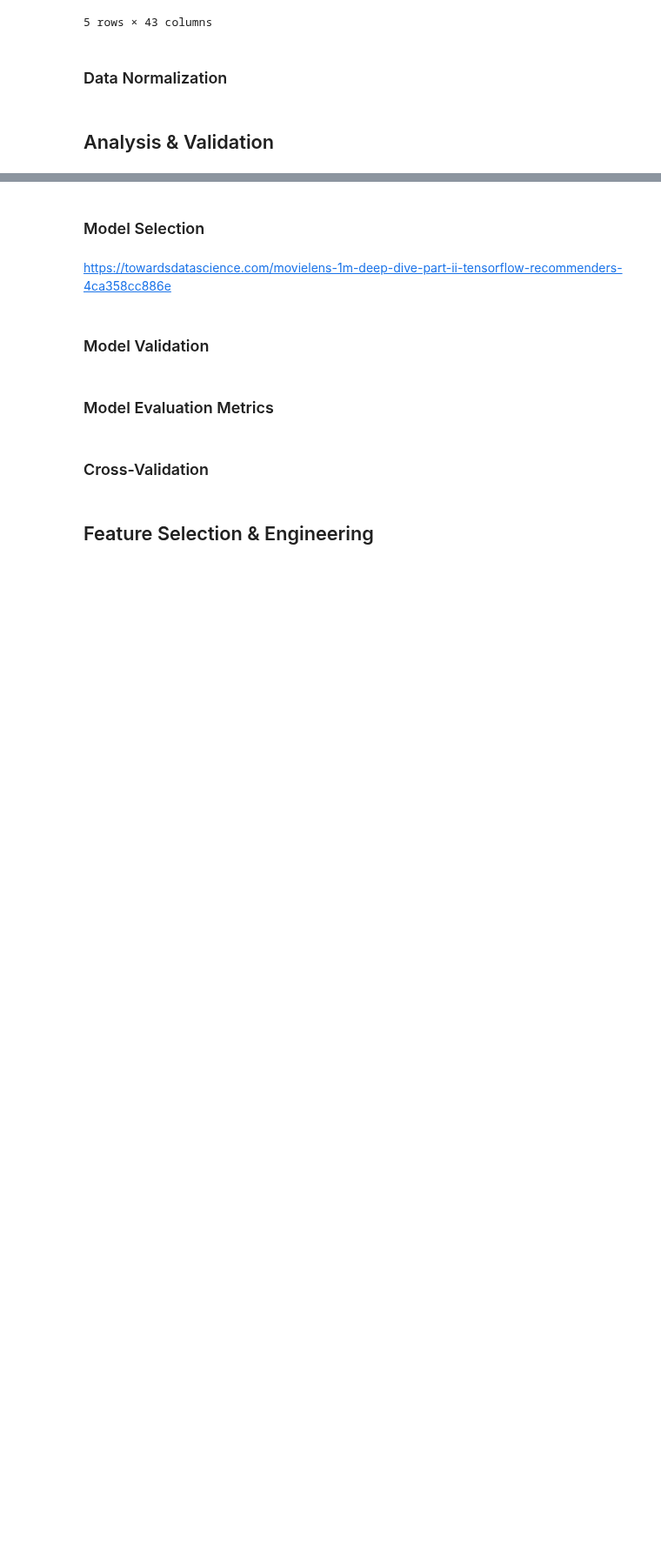
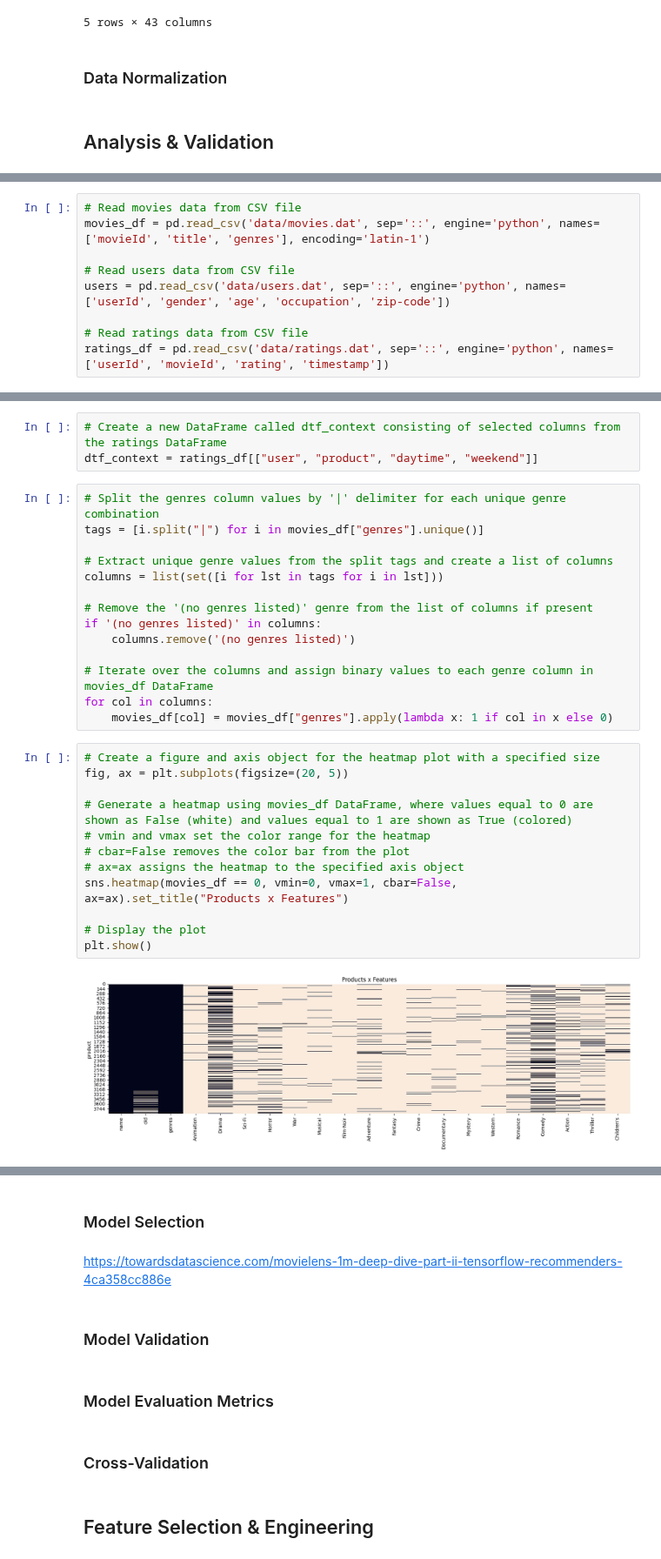
Before and after one commit to FabioArdi/morebo, a Jupyter notebook: final.ipynb, the cells around one changed output, grey strips where cells are left out. Shown at 87% size. Drawn from its saved outputs; the diff is of its cells as text; blank space fills up the shorter version.

```diff
--- a/final.ipynb
+++ b/final.ipynb
@@ -881,0 +894,9 @@ merged.head()
+# %%
+# Read movies data from CSV file
+movies_df = pd.read_csv('data/movies.dat', sep='::', engine='python', names=['movieId', 'title', 'genres'], encoding='latin-1')
+
+# Read users data from CSV file
+users = pd.read_csv('data/users.dat', sep='::', engine='python', names=['userId', 'gender', 'age', 'occupation', 'zip-code'])
+
+# Read ratings data from CSV file
+ratings_df = pd.read_csv('data/ratings.dat', sep='::', engine='python', names=['userId', 'movieId', 'rating', 'timestamp'])
@@ -881,0 +936,31 @@ merged.head()
+# %%
+# Create a new DataFrame called dtf_context consisting of selected columns from the ratings DataFrame
+dtf_context = ratings_df[["user", "product", "daytime", "weekend"]]
+# %%
+# Split the genres column values by '|' delimiter for each unique genre combination
+tags = [i.split("|") for i in movies_df["genres"].unique()]
+
+# Extract unique genre values from the split tags and create a list of columns
+columns = list(set([i for lst in tags for i in lst]))
+
+# Remove the '(no genres listed)' genre from the list of columns if present
+if '(no genres listed)' in columns:
+    columns.remove('(no genres listed)')
+
+# Iterate over the columns and assign binary values to each genre column in movies_df DataFrame
+for col in columns:
+    movies_df[col] = movies_df["genres"].apply(lambda x: 1 if col in x else 0)
+# %%
+# Create a figure and axis object for the heatmap plot with a specified size
+fig, ax = plt.subplots(figsize=(20, 5))
+
+# Generate a heatmap using movies_df DataFrame, where values equal to 0 are shown as False (white) and values equal to 1 are shown as True (colored)
+# vmin and vmax set the color range for the heatmap
+# cbar=False removes the color bar from the plot
+# ax=ax assigns the heatmap to the specified axis object
+sns.heatmap(movies_df == 0, vmin=0, vmax=1, cbar=False, ax=ax).set_title("Products x Features")
+
+# Display the plot
+plt.show()
+# %% [output]
+[figure, added]
```
Also changed, not shown: parts of 18 cells of this notebook, 1 other file.
